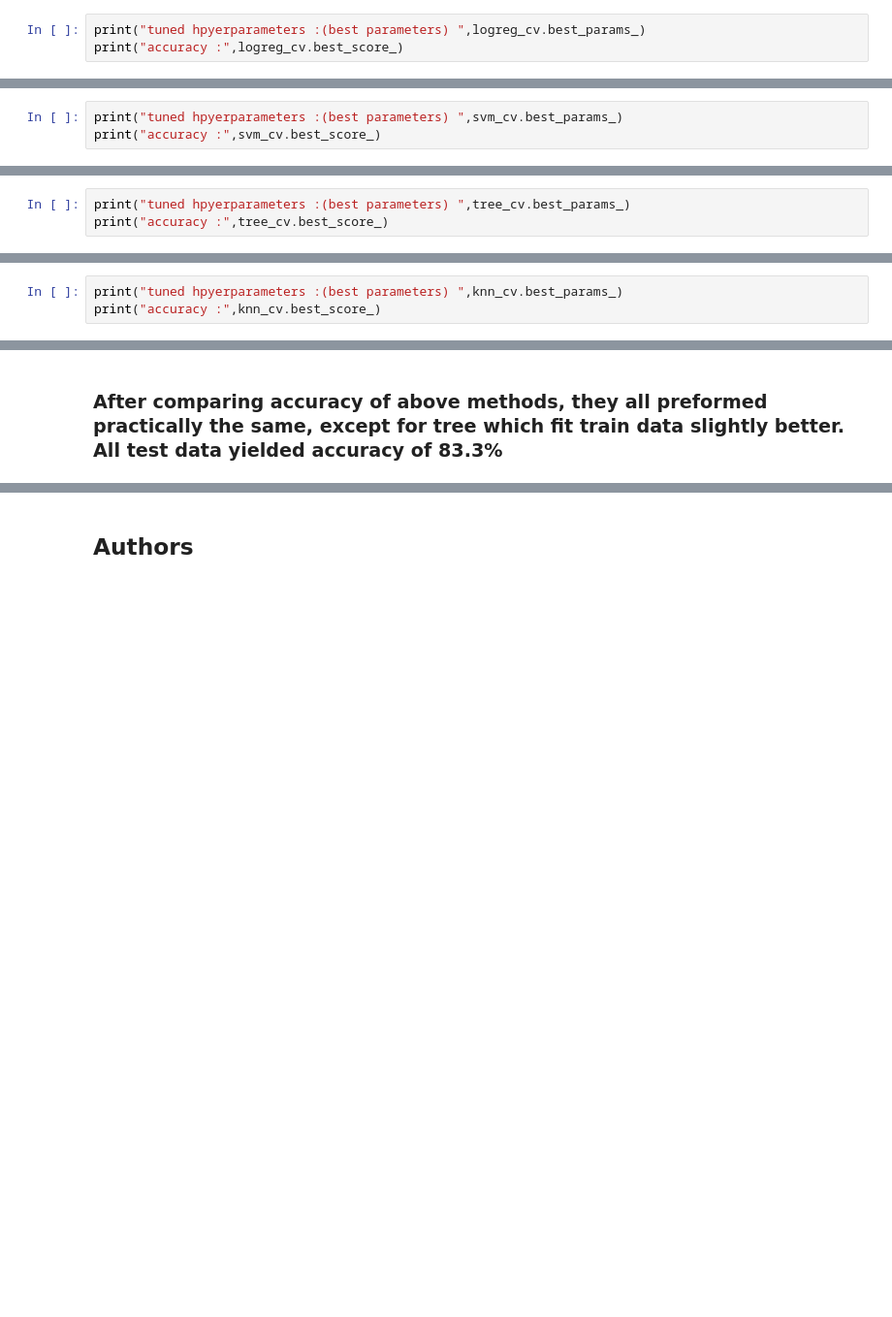
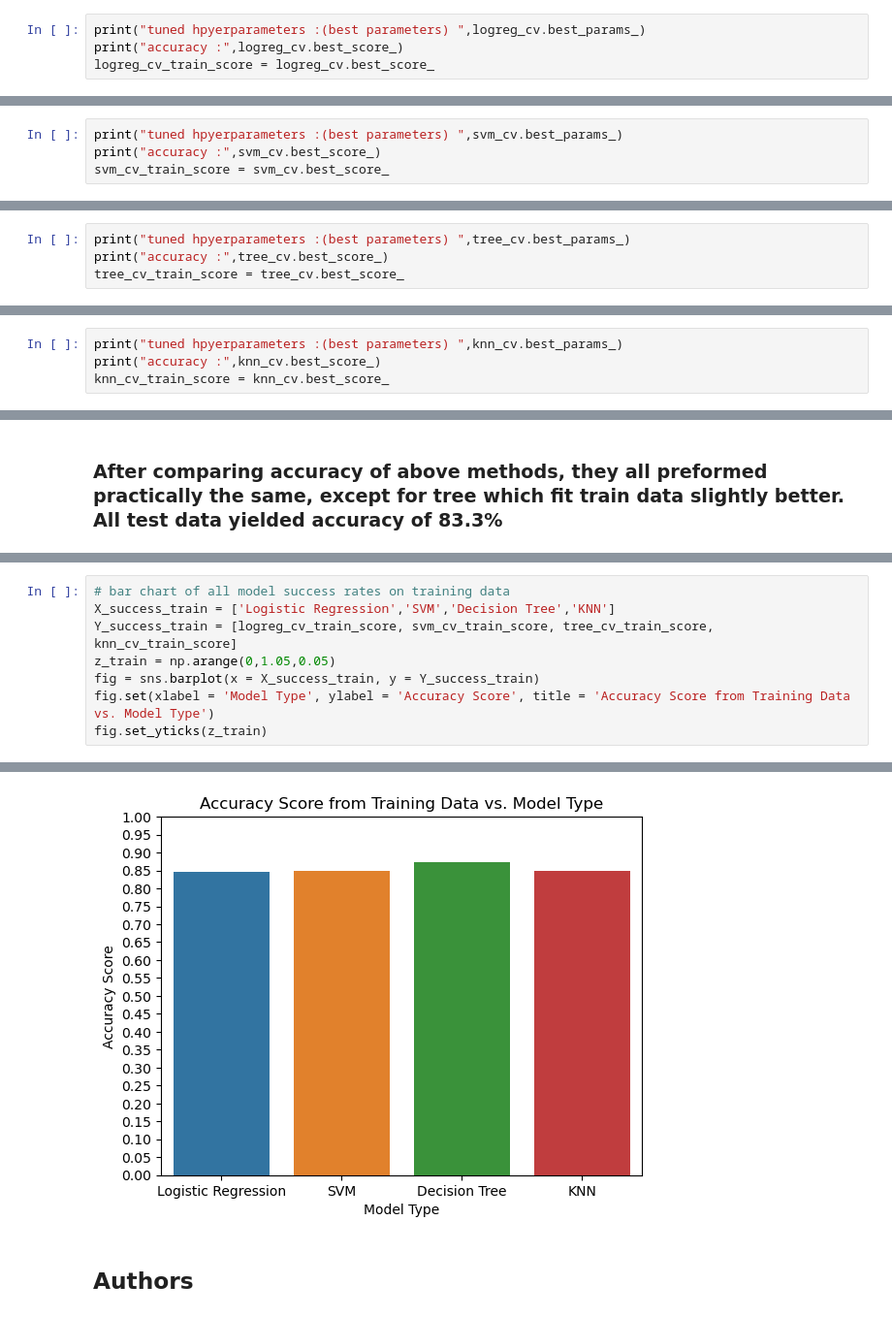
Before and after one commit to jaredplatt/Data-Science-Capstone, a Jupyter notebook: SpaceX_Machine Learning Prediction_Part_5.ipynb, the cells around one changed output, grey strips where cells are left out. Shown at 97% size. Saved outputs shown, nothing was run; the diff lists cells and outputs as text; blank space fills up the shorter version.

```diff
--- a/SpaceX_Machine Learning Prediction_Part_5.ipynb
+++ b/SpaceX_Machine Learning Prediction_Part_5.ipynb
@@ -198,6 +198,7 @@ We output the <code>GridSearchCV</code> object for logistic regression. We displ
 # %%
 print("tuned hpyerparameters :(best parameters) ",logreg_cv.best_params_)
 print("accuracy :",logreg_cv.best_score_)
+logreg_cv_train_score = logreg_cv.best_score_
 # %% [output]
 tuned hpyerparameters :(best parameters)  {'C': 0.01, 'penalty': 'l2', 'solver': 'lbfgs'}
 accuracy : 0.8464285714285713
@@ -240,6 +242,7 @@ GridSearchCV(cv=10, estimator=SVC(),
 # %%
 print("tuned hpyerparameters :(best parameters) ",svm_cv.best_params_)
 print("accuracy :",svm_cv.best_score_)
+svm_cv_train_score = svm_cv.best_score_
 # %% [output]
 tuned hpyerparameters :(best parameters)  {'C': 1.0, 'gamma': 0.03162277660168379, 'kernel': 'sigmoid'}
 accuracy : 0.8482142857142856
@@ -302,4 +306,5 @@ GridSearchCV(cv=10, estimator=DecisionTreeClassifier(),
 # %%
 print("tuned hpyerparameters :(best parameters) ",tree_cv.best_params_)
 print("accuracy :",tree_cv.best_score_)
+tree_cv_train_score = tree_cv.best_score_
 # %% [output]
@@ -341,6 +347,7 @@ GridSearchCV(cv=10, estimator=KNeighborsClassifier(),
 # %%
 print("tuned hpyerparameters :(best parameters) ",knn_cv.best_params_)
 print("accuracy :",knn_cv.best_score_)
+knn_cv_train_score = knn_cv.best_score_
 # %% [output]
 tuned hpyerparameters :(best parameters)  {'algorithm': 'auto', 'n_neighbors': 10, 'p': 1}
 accuracy : 0.8482142857142858
@@ -367,0 +404,9 @@ Find the method performs best:
+# %%
+# bar chart of all model success rates on training data
+X_success_train = ['Logistic Regression','SVM','Decision Tree','KNN']
+Y_success_train = [logreg_cv_train_score, svm_cv_train_score, tree_cv_train_score, knn_cv_train_score]
+z_train = np.arange(0,1.05,0.05)
+fig = sns.barplot(x = X_success_train, y = Y_success_train)
+fig.set(xlabel = 'Model Type', ylabel = 'Accuracy Score', title = 'Accuracy Score from Training Data vs. Model Type')
+fig.set_yticks(z_train)
+# %% [output]
@@ -368,3 +430,4 @@ Find the method performs best:
+[figure, added]
 # %% [markdown]
 ## Authors
 # %% [markdown]
```
Also changed, not shown: parts of 8 cells of this notebook.
